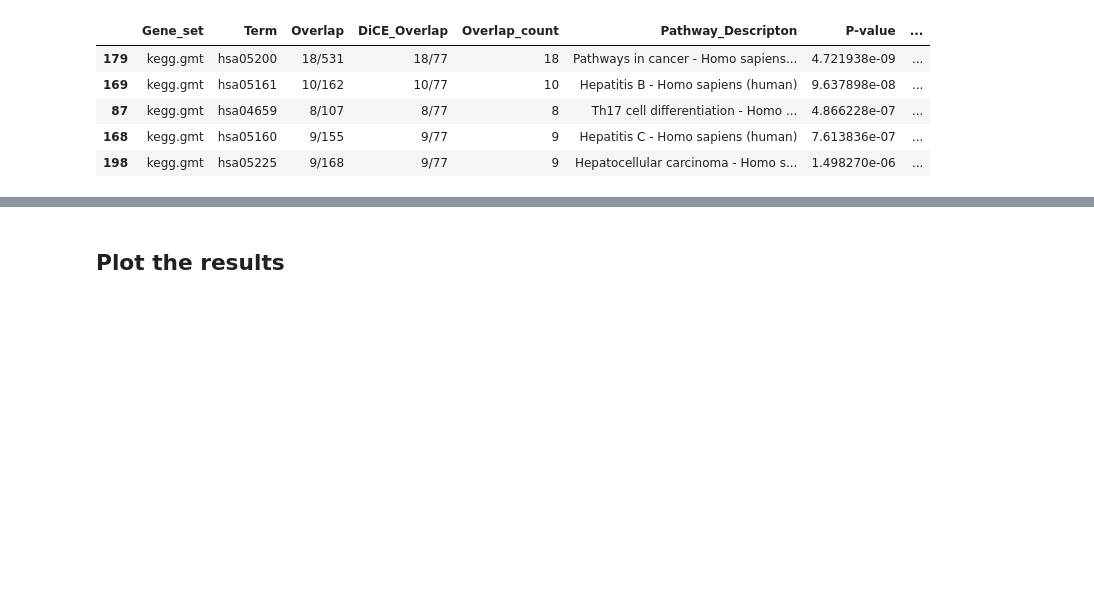
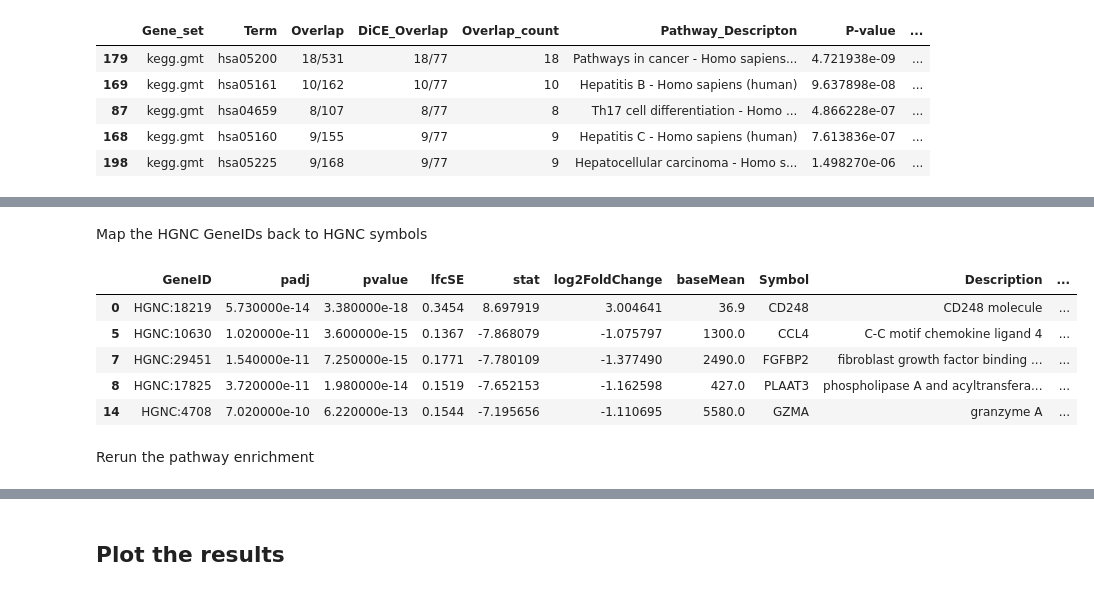
Before and after one commit to DavidosRB/Python-DiCE, a Jupyter notebook: notebooks/example_workflow.ipynb, the cells around one changed output, grey strips where cells are left out. Cells and saved outputs as stored; diff of their text form; code cells hidden in the pictures; blank space fills up the shorter version.

```diff
--- a/notebooks/example_workflow.ipynb
+++ b/notebooks/example_workflow.ipynb
@@ -1062,0 +1090,19 @@ distance_kegg_enrichment.head()
+# %% [markdown]
+Map the HGNC GeneIDs back to HGNC symbols
+# %%
+# Load in the gene_id_mappings using pandas
+gene_id_mappings_df = pd.read_csv(os.path.join("..", "data", "gene_id_mappings.txt"), sep="\t", dtype={"NCBI Gene ID": str})
+# Return a mapping of the HGNC ID column to the Approved symbol column as a dictionary
+hgnc_id_to_symbol_dict = dict(zip(gene_id_mappings_df["HGNC ID"], gene_id_mappings_df["Approved symbol"]))
+# Add a GeneSymbol column to the dea_filtered_results DataFrame with the mapped gene symbols using the hgnc_id_to_symbol_dict
+dea_filtered_results["GeneSymbol"] = dea_filtered_results["GeneID"].map(hgnc_id_to_symbol_dict)
+dea_filtered_results.head()
+# %% [output]
+|  | GeneID | padj | pvalue | lfcSE | stat | log2FoldChange | baseMean | Symbol | Description | ... |
+| 0 | HGNC:18219 | 5.730000e-14 | 3.380000e-18 | 0.3454 | 8.697919 | 3.004641 | 36.9 | CD248 | CD248 molecule | ... |
+| 5 | HGNC:10630 | 1.020000e-11 | 3.600000e-15 | 0.1367 | -7.868079 | -1.075797 | 1300.0 | CCL4 | C-C motif chemokine ligand 4 | ... |
+| 7 | HGNC:29451 | 1.540000e-11 | 7.250000e-15 | 0.1771 | -7.780109 | -1.377490 | 2490.0 | FGFBP2 | fibroblast growth factor binding ... | ... |
+| 8 | HGNC:17825 | 3.720000e-11 | 1.980000e-14 | 0.1519 | -7.652153 | -1.162598 | 427.0 | PLAAT3 | phospholipase A and acyltransfera... | ... |
+| 14 | HGNC:4708 | 7.020000e-10 | 6.220000e-13 | 0.1544 | -7.195656 | -1.110695 | 5580.0 | GZMA | granzyme A | ... |
+# %% [markdown]
+Rerun the pathway enrichment
```
Also changed, not shown: parts of 15 cells of this notebook.
